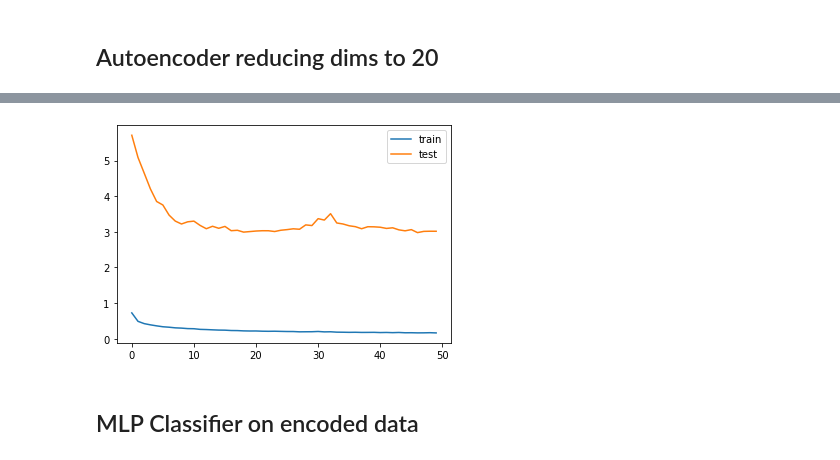
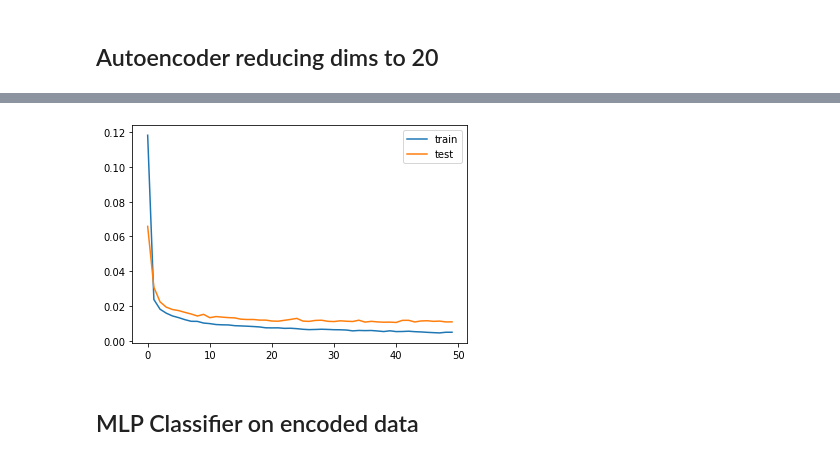
Before and after one commit to acen20/DNN-Labs, a Jupyter notebook: Lab3/DNN Lab3-AE.ipynb, the cells around one changed output, grey strips where cells are left out. Cells and saved outputs as stored; diff of their text form; code cells hidden in the pictures.

```diff
--- a/Lab3/DNN Lab3-AE.ipynb
+++ b/Lab3/DNN Lab3-AE.ipynb
@@ -105,10 +105,10 @@ X_train, X_val, y_train, y_val = train_test_split(X_train, y_train, test_size=0.
 # %%
 # Scaling data. Default scaling is to scale the data to unit variance (or equivalent
 from sklearn.preprocessing import StandardScaler
-sc = StandardScaler()
-X_train = sc.fit_transform(X_train)
-X_test = sc.transform(X_test)
-X_val = sc.transform(X_val)
+mms = MinMaxScaler()
+X_train = mms.fit_transform(X_train)
+X_test = mms.transform(X_test)
+X_val = mms.transform(X_val)
 # %% [markdown]
 ## Autoencoder reducing dims to 20
 # %%
@@ -123,9 +123,9 @@ e = BatchNormalization()(e)
 e = LeakyReLU()(e)
 
 # encoder level 2
-'''e = Dense(current_dims)(e)
+e = Dense(current_dims)(e)
 e = BatchNormalization()(e)
-e = LeakyReLU()(e)'''
+e = LeakyReLU()(e)
 
 # bottleneck
 n_bottleneck = encoded_dims
@@ -137,9 +137,9 @@ d = BatchNormalization()(d)
 d = LeakyReLU()(d)
 
 # decoder level 2
-'''d = Dense(current_dims*2)(d)
+d = Dense(current_dims*2)(d)
 d = BatchNormalization()(d)
-d = LeakyReLU()(d)'''
+d = LeakyReLU()(d)
 
 # output layer
 output = Dense(current_dims, activation='linear')(d)
@@ -183,4 +183,4 @@ Epoch 50/50
-[figure, old version]
+[figure, new version]
 # %%
 encoder = Model(inputs=visible, outputs=bottleneck)
 # %%
```
Also changed, not shown: parts of 5 cells of this notebook.
